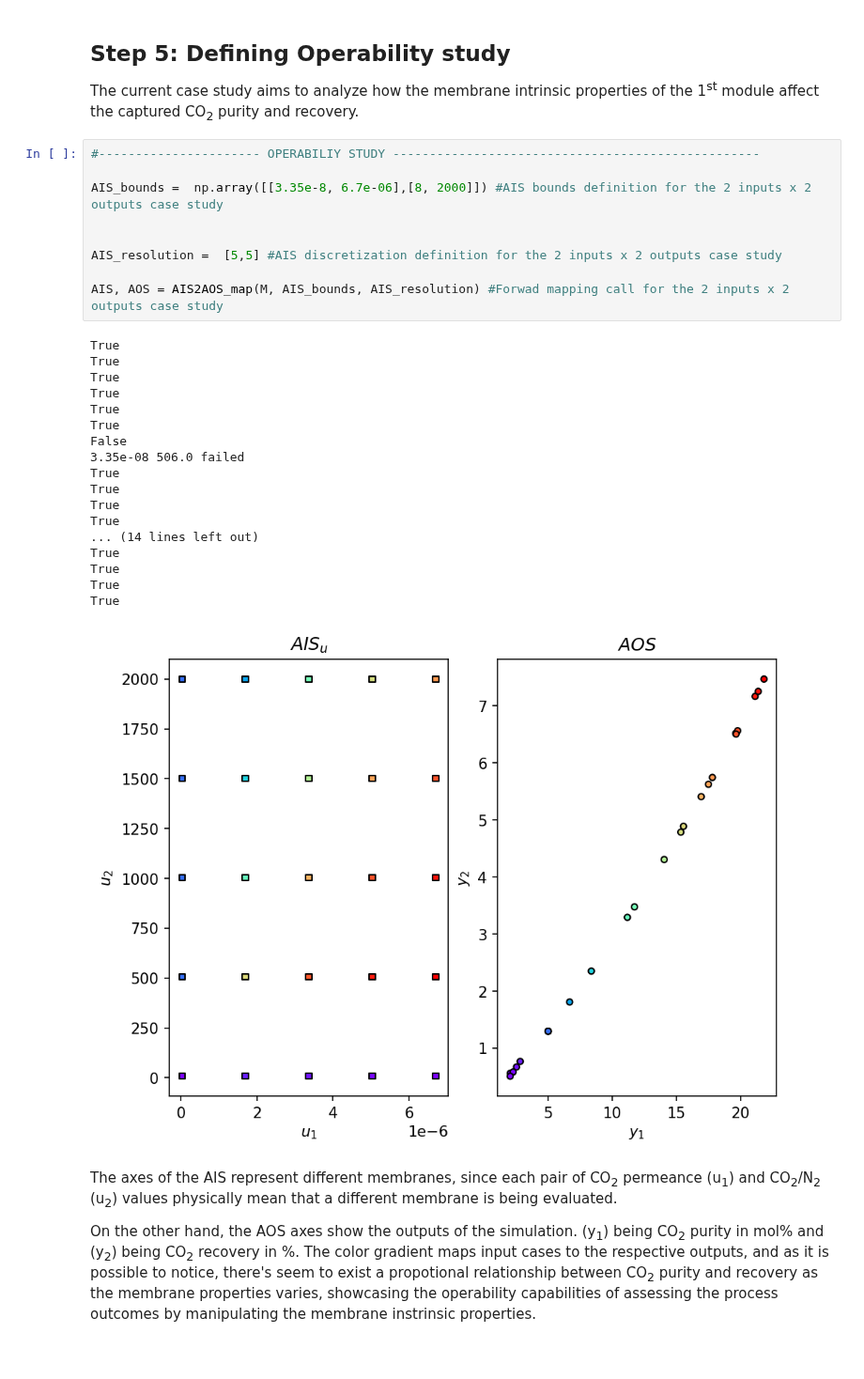
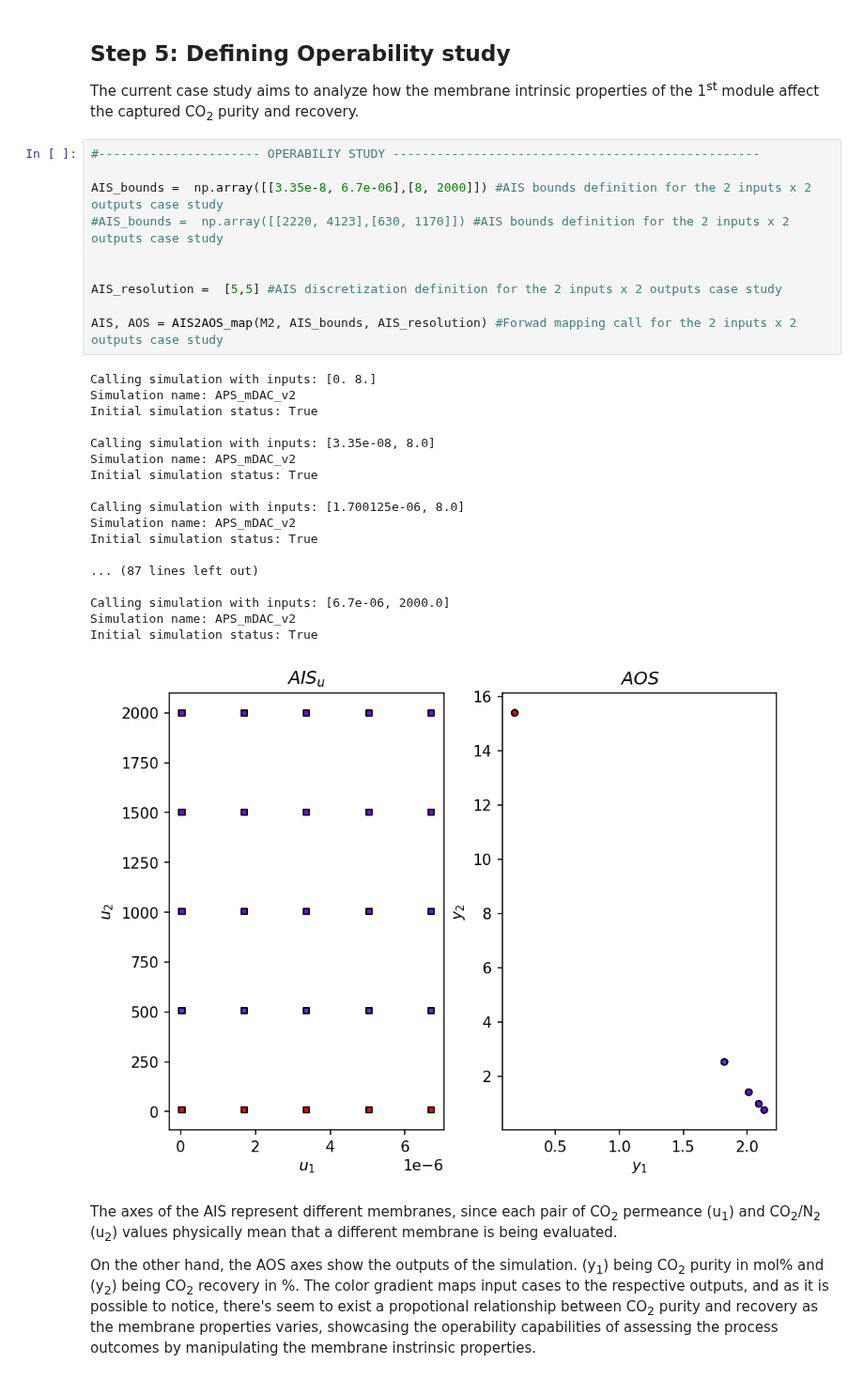
Before and after one commit to CODES-group/opyrability, a Jupyter notebook: docs/examples_gallery/APSandOpyrability.ipynb, the cells around one changed output. Shown at 94% size. Cells and saved outputs as stored; diff of their text form.

```diff
--- a/docs/examples_gallery/APSandOpyrability.ipynb
+++ b/docs/examples_gallery/APSandOpyrability.ipynb
@@ -160,31 +169,32 @@ The current case study aims to analyze how the membrane intrinsic properties of
 # %%
 #---------------------- OPERABILIY STUDY --------------------------------------------------
 
 AIS_bounds =  np.array([[3.35e-8, 6.7e-06],[8, 2000]]) #AIS bounds definition for the 2 inputs x 2 outputs case study
+#AIS_bounds =  np.array([[2220, 4123],[630, 1170]]) #AIS bounds definition for the 2 inputs x 2 outputs case study
 
 
 AIS_resolution =  [5,5] #AIS discretization definition for the 2 inputs x 2 outputs case study
 
-AIS, AOS = AIS2AOS_map(M, AIS_bounds, AIS_resolution) #Forwad mapping call for the 2 inputs x 2 outputs case study
+AIS, AOS = AIS2AOS_map(M2, AIS_bounds, AIS_resolution) #Forwad mapping call for the 2 inputs x 2 outputs case study
 # %% [output]
-True
-True
-True
-True
-True
-True
-False
-3.35e-08 506.0 failed
-True
-True
-True
-True
-... (14 lines left out)
-True
-True
-True
-True
+Calling simulation with inputs: [0. 8.]
+Simulation name: APS_mDAC_v2
+Initial simulation status: True
+
+Calling simulation with inputs: [3.35e-08, 8.0]
+Simulation name: APS_mDAC_v2
+Initial simulation status: True
+
+Calling simulation with inputs: [1.700125e-06, 8.0]
+Simulation name: APS_mDAC_v2
+Initial simulation status: True
+
+... (87 lines left out)
+
+Calling simulation with inputs: [6.7e-06, 2000.0]
+Simulation name: APS_mDAC_v2
+Initial simulation status: True
-[figure, old version]
+[figure, new version]
 # %% [markdown]
 The axes of the AIS represent different membranes, since each pair of CO<sub>2</sub> permeance (u<sub>1</sub>) and CO<sub>2</sub>/N<sub>2</sub> (u<sub>2</sub>) values physically mean that a different membrane is being evaluated.
 
```
Also changed, not shown: parts of 8 cells of this notebook, 2 other files.
